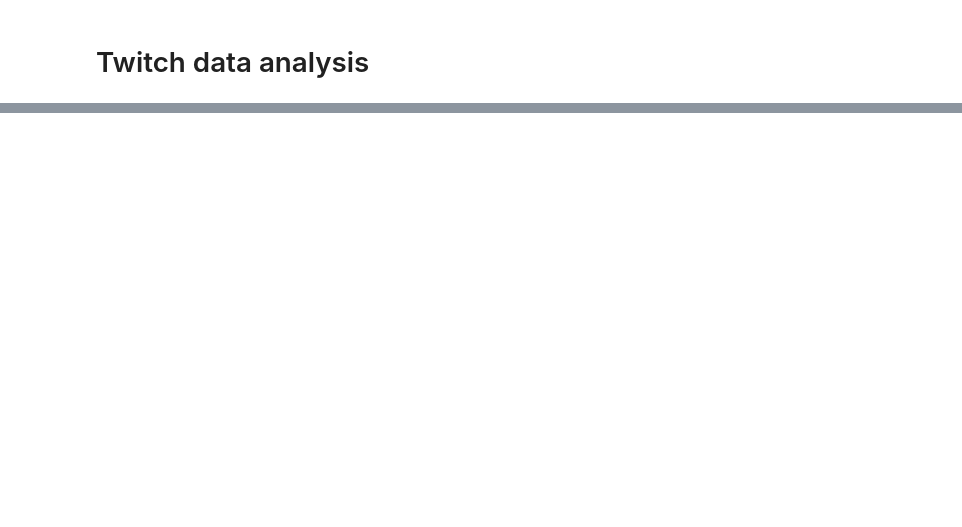
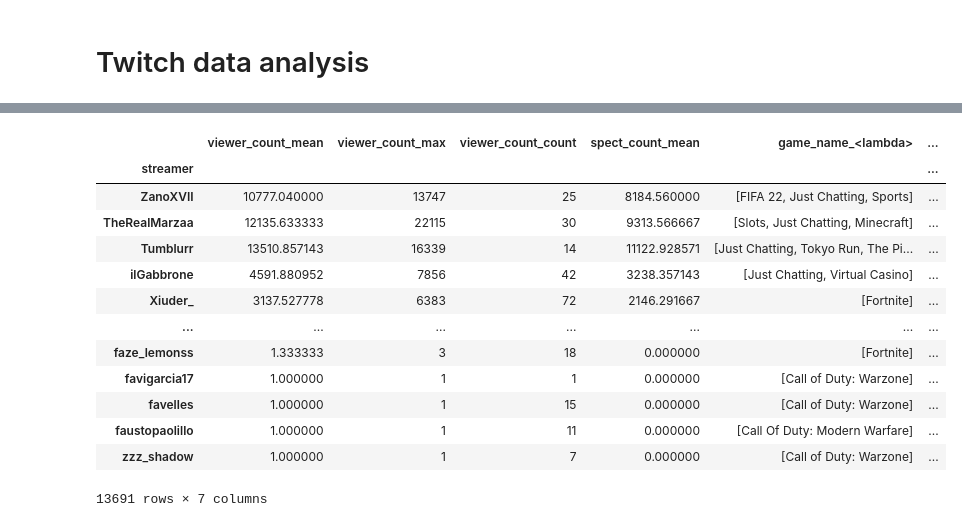
Before and after one commit to gianscuri/Italian_Twitch_Community_Graph_Database, a Jupyter notebook: Data_cleaning.ipynb, the cells around one changed output, grey strips where cells are left out. Drawn from its saved outputs; the diff is of its cells as text; code cells hidden in the pictures; blank space fills up the shorter version.

```diff
--- a/Data_cleaning.ipynb
+++ b/Data_cleaning.ipynb
@@ -130,0 +137,11 @@ for streamer in data_dict[time_obj].keys():
+# %%
+for streamer in data_dict[time_obj].keys():
+    data_dict[time_obj][streamer]['spect_count'] = len(data_dict[time_obj][streamer]['spect'])
+    data_dict[time_obj][streamer]['diff_count'] = data_dict[time_obj][streamer]['viewer_count'] - data_dict[time_obj][streamer]['spect_count']
+
+    print(f"{streamer}\n\
+    \tViewer Count: {data_dict[time_obj][streamer]['viewer_count']}\
+    \tSpect Count: {len(data_dict[time_obj][streamer]['spect'])}\
+    \tDifference: {data_dict[time_obj][streamer]['diff_count']}\
+    \tBot Number: {spect_with_bot[streamer] - len(data_dict[time_obj][streamer]['spect'])}\
+    ")
@@ -149,8 +168,17 @@ set
 # %%
 streamer_repeated = []
+game_name_repeated = []
+viewer_count_repeated = []
+spect_count_repeated = []
+spect_repeated = []
 
-for istante in data_dict.keys():
-    streamer_repeated.extend(list(data_dict[istante].keys()))
+for istante, value in data_dict.items():
+    streamer_repeated.extend(list(value.keys()))
+    for streamer, val in value.items():
+        game_name_repeated.append(val['game_name'])
+        viewer_count_repeated.append(val['viewer_count'])
+        spect_count_repeated.append(len(val['spect']))
+        spect_repeated.append(val['spect'])
 
 len(streamer_repeated)
 # %% [output]
@@ -174,0 +186,8 @@ Consideriamo solo chi ha streammato per almeno 20 minuti
+# %%
+streamer_repeated = pd.DataFrame({'streamer': streamer_repeated,
+                                  'game_name': game_name_repeated,
+                                  'viewer_count': viewer_count_repeated,
+                                  'spect_count': spect_count_repeated,
+                                  'spect': spect_repeated
+                                 })
+streamer_repeated
@@ -174,0 +208,28 @@ Consideriamo solo chi ha streammato per almeno 20 minuti
+# %%
+streamer_grouped = streamer_repeated.groupby("streamer").agg({'viewer_count': ['mean', 'max', 'count'],
+                                                              'spect_count': 'mean',
+                                                              'game_name': (lambda x: list(set(x))),
+                                                              'spect': 'sum'
+                                                             })
+# %%
+streamer_grouped.columns = ["_".join(pair) for pair in streamer_grouped.columns]
+streamer_grouped['spect_sum'] = streamer_grouped['spect_sum'].apply(set)
+streamer_grouped['spect_count_tot'] = streamer_grouped['spect_sum'].apply(len)
+
+streamer_grouped.sort_values('spect_count_tot', ascending = False, inplace = True)
+streamer_grouped
+# %% [output]
+|  | viewer_count_mean | viewer_count_max | viewer_count_count | spect_count_mean | game_name_<lambda> | ... |
+| streamer |  |  |  |  |  | ... |
+| ZanoXVII | 10777.040000 | 13747 | 25 | 8184.560000 | [FIFA 22, Just Chatting, Sports] | ... |
+| TheRealMarzaa | 12135.633333 | 22115 | 30 | 9313.566667 | [Slots, Just Chatting, Minecraft] | ... |
+| Tumblurr | 13510.857143 | 16339 | 14 | 11122.928571 | [Just Chatting, Tokyo Run, The Pi... | ... |
+| ilGabbrone | 4591.880952 | 7856 | 42 | 3238.357143 | [Just Chatting, Virtual Casino] | ... |
+| Xiuder_ | 3137.527778 | 6383 | 72 | 2146.291667 | [Fortnite] | ... |
+| ... | ... | ... | ... | ... | ... | ... |
+| faze_lemonss | 1.333333 | 3 | 18 | 0.000000 | [Fortnite] | ... |
+| favigarcia17 | 1.000000 | 1 | 1 | 0.000000 | [Call of Duty: Warzone] | ... |
+| favelles | 1.000000 | 1 | 15 | 0.000000 | [Call of Duty: Warzone] | ... |
+| faustopaolillo | 1.000000 | 1 | 11 | 0.000000 | [Call Of Duty: Modern Warfare] | ... |
+| zzz_shadow | 1.000000 | 1 | 7 | 0.000000 | [Call of Duty: Warzone] | ... |
+13691 rows × 7 columns
```
Also changed, not shown: parts of 41 cells of this notebook, 11 other files.
